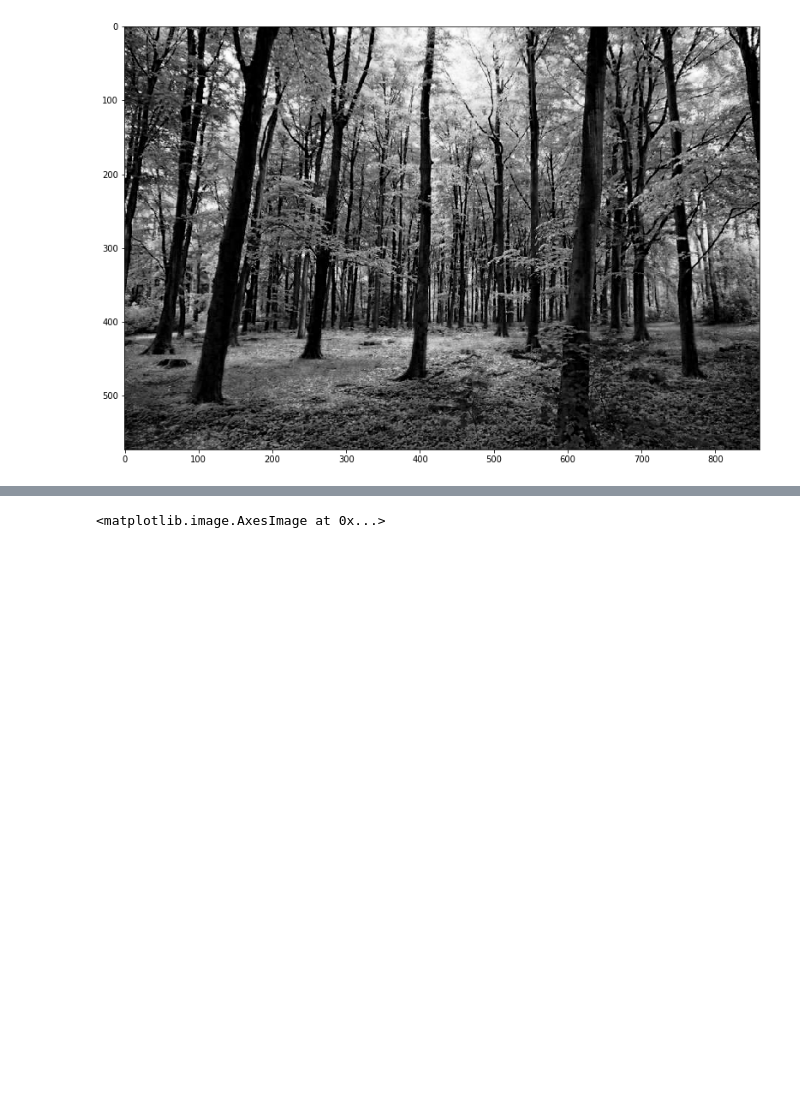
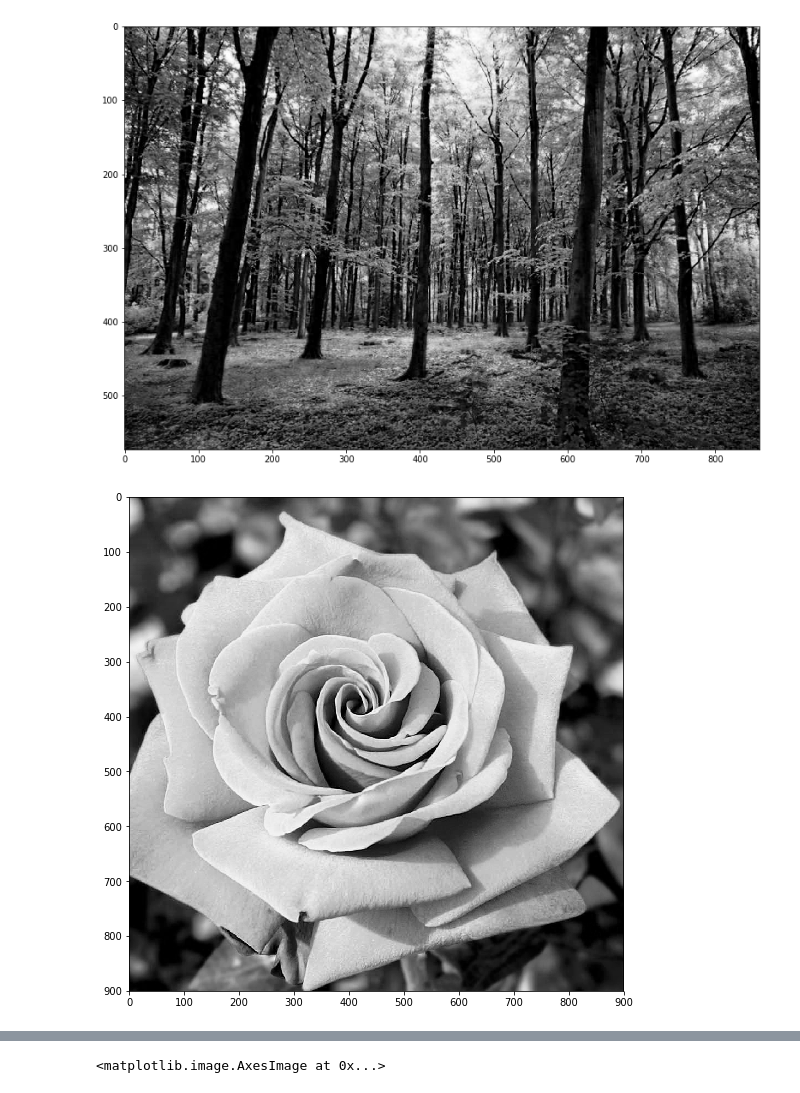
Before and after one commit to angiegeorgaras/COMP_386_HW1, a Jupyter notebook: ReceptiveField.ipynb, the cells around one changed output, grey strips where cells are left out. Saved outputs shown, nothing was run; the diff lists cells and outputs as text; code cells hidden in the pictures; blank space fills up the shorter version.

```diff
--- a/ReceptiveField.ipynb
+++ b/ReceptiveField.ipynb
@@ -51,3 +60,11 @@ fig.add_subplot(2, 1, 1)
 imgplot = plt.imshow(img1, cmap=py.cm.Greys_r)
 # %% [output]
 [figure]
+# %%
+img2=mpimg.imread('flower.jpg')
+img2=img2[:,:,0]
+fig = py.figure(figsize=(18, 20))
+fig.add_subplot(2, 1, 1)
+imgplot = plt.imshow(img2, cmap=py.cm.Greys_r)
+# %% [output]
+[figure, added]
```
Also changed, not shown: parts of 11 cells of this notebook, 3 other files.
